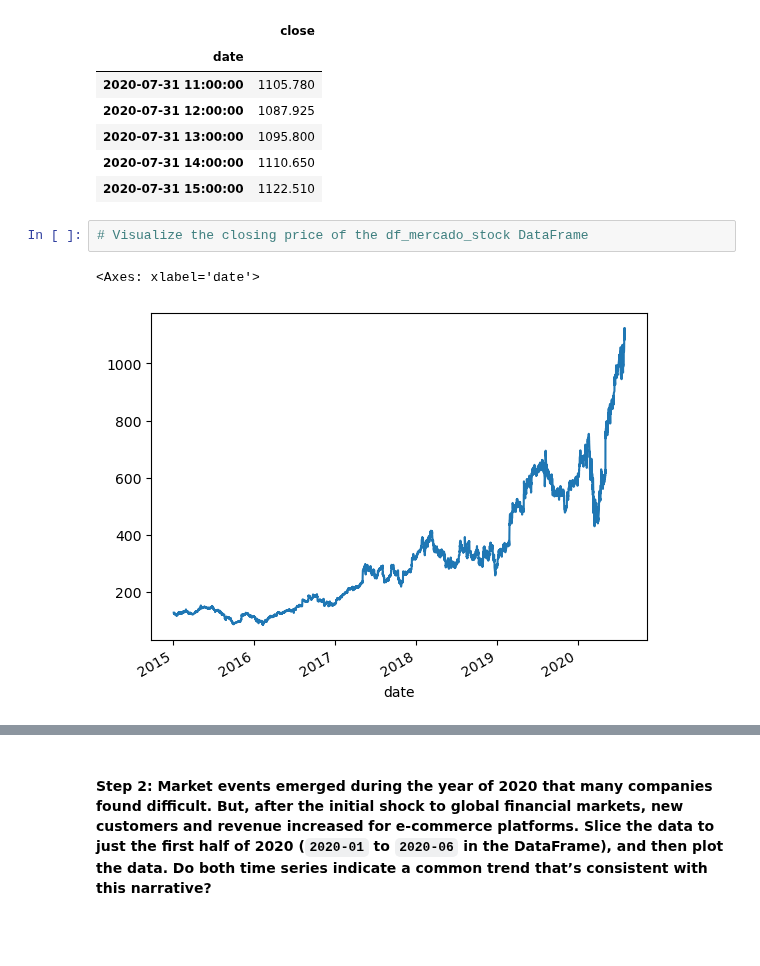
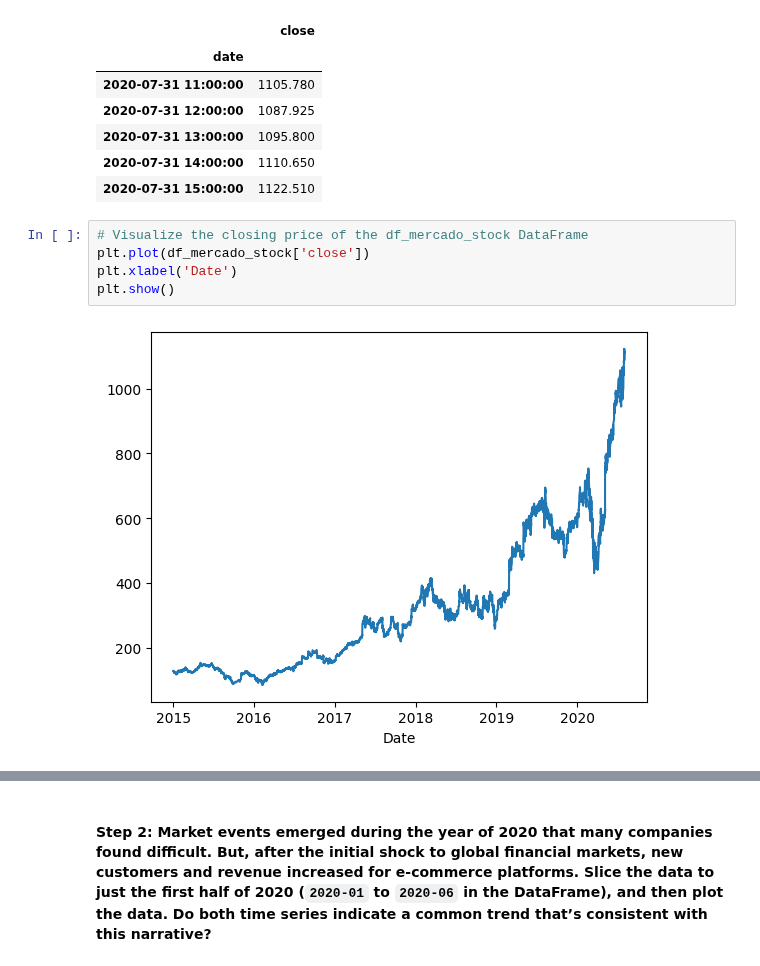
Before and after one commit to iabdullah42/prophet-challenge, a Jupyter notebook: M8_Starter_Code/forecasting_net_prophet.ipynb, the cells around one changed output, grey strips where cells are left out. Cells and saved outputs as stored; diff of their text form; blank space fills up the shorter version.

```diff
--- a/M8_Starter_Code/forecasting_net_prophet.ipynb
+++ b/M8_Starter_Code/forecasting_net_prophet.ipynb
@@ -207,9 +258,11 @@ display(df_mercado_stock.tail())
 | 2020-07-31 15:00:00 | 1122.510 |
 # %%
 # Visualize the closing price of the df_mercado_stock DataFrame
+plt.plot(df_mercado_stock['close'])
+plt.xlabel('Date')
+plt.show()
 # %% [output]
-<Axes: xlabel='date'>
-[figure, old version]
+[figure, new version]
 # %%
 # Concatenate the df_mercado_stock DataFrame with the df_mercado_trends DataFrame
 # Concatenate the DataFrame by columns (axis=1), and drop and rows with only one column of data
```
Also changed, not shown: parts of 35 cells of this notebook.
